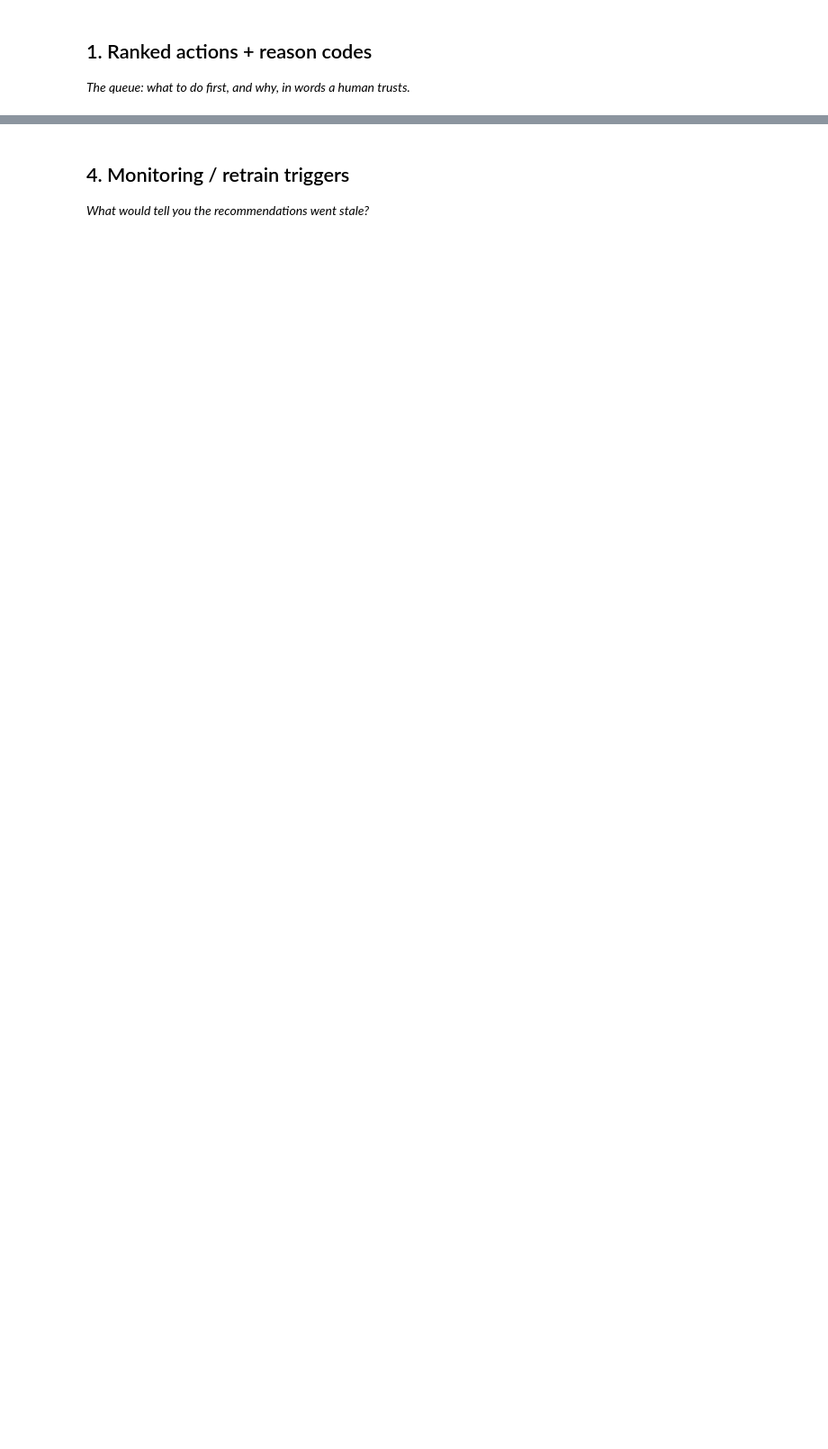
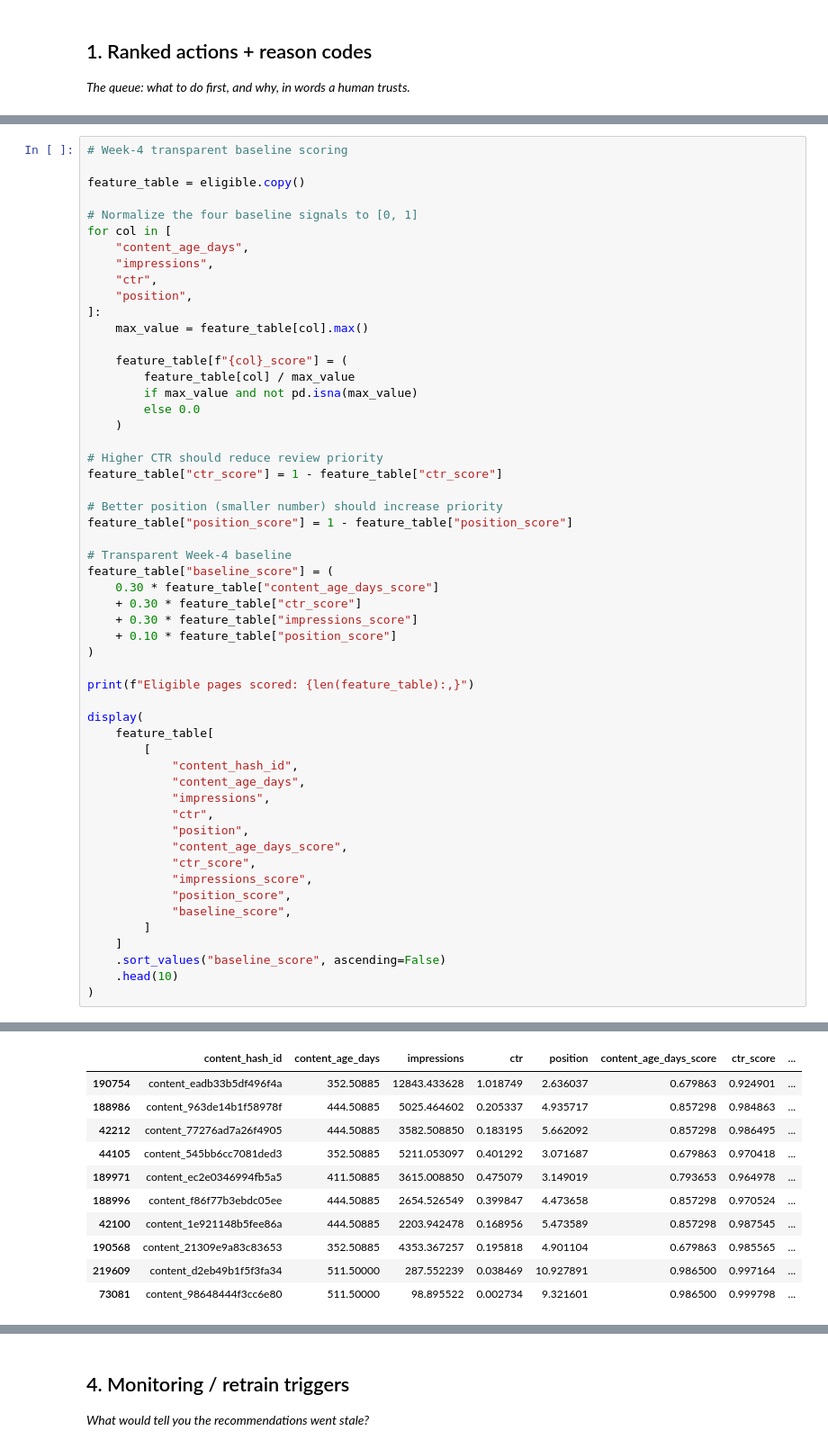
Before and after one commit to helnagar123/flyrank-ml-internship, a Jupyter notebook: work/notebooks/w07_action_playbook.ipynb, the cells around one changed output, grey strips where cells are left out. Shown at 90% size. Cells and saved outputs as stored; diff of their text form; blank space fills up the shorter version.

```diff
--- a/work/notebooks/w07_action_playbook.ipynb
+++ b/work/notebooks/w07_action_playbook.ipynb
@@ -15,0 +270,55 @@ This skeleton is yours to fill. Work the sections **in order** — each one has
+# %%
+# Week-4 transparent baseline scoring
+
+feature_table = eligible.copy()
+
+# Normalize the four baseline signals to [0, 1]
+for col in [
+    "content_age_days",
+    "impressions",
+    "ctr",
+    "position",
+]:
+    max_value = feature_table[col].max()
+
+    feature_table[f"{col}_score"] = (
+        feature_table[col] / max_value
+        if max_value and not pd.isna(max_value)
+        else 0.0
+    )
+
+# Higher CTR should reduce review priority
+feature_table["ctr_score"] = 1 - feature_table["ctr_score"]
+
+# Better position (smaller number) should increase priority
+feature_table["position_score"] = 1 - feature_table["position_score"]
+
+# Transparent Week-4 baseline
+feature_table["baseline_score"] = (
+    0.30 * feature_table["content_age_days_score"]
+    + 0.30 * feature_table["ctr_score"]
+    + 0.30 * feature_table["impressions_score"]
+    + 0.10 * feature_table["position_score"]
+)
+
+print(f"Eligible pages scored: {len(feature_table):,}")
+
+display(
+    feature_table[
+        [
+            "content_hash_id",
+            "content_age_days",
+            "impressions",
+            "ctr",
+            "position",
+            "content_age_days_score",
+            "ctr_score",
+            "impressions_score",
+            "position_score",
+            "baseline_score",
+        ]
+    ]
+    .sort_values("baseline_score", ascending=False)
+    .head(10)
+)
+# %% [output]
@@ -15,0 +326,11 @@ This skeleton is yours to fill. Work the sections **in order** — each one has
+|  | content_hash_id | content_age_days | impressions | ctr | position | content_age_days_score | ctr_score | ... |
+| 190754 | content_eadb33b5df496f4a | 352.50885 | 12843.433628 | 1.018749 | 2.636037 | 0.679863 | 0.924901 | ... |
+| 188986 | content_963de14b1f58978f | 444.50885 | 5025.464602 | 0.205337 | 4.935717 | 0.857298 | 0.984863 | ... |
+| 42212 | content_77276ad7a26f4905 | 444.50885 | 3582.508850 | 0.183195 | 5.662092 | 0.857298 | 0.986495 | ... |
+| 44105 | content_545bb6cc7081ded3 | 352.50885 | 5211.053097 | 0.401292 | 3.071687 | 0.679863 | 0.970418 | ... |
+| 189971 | content_ec2e0346994fb5a5 | 411.50885 | 3615.008850 | 0.475079 | 3.149019 | 0.793653 | 0.964978 | ... |
+| 188996 | content_f86f77b3ebdc05ee | 444.50885 | 2654.526549 | 0.399847 | 4.473658 | 0.857298 | 0.970524 | ... |
+| 42100 | content_1e921148b5fee86a | 444.50885 | 2203.942478 | 0.168956 | 5.473589 | 0.857298 | 0.987545 | ... |
+| 190568 | content_21309e9a83c83653 | 352.50885 | 4353.367257 | 0.195818 | 4.901104 | 0.679863 | 0.985565 | ... |
+| 219609 | content_d2eb49b1f5f3fa34 | 511.50000 | 287.552239 | 0.038469 | 10.927891 | 0.986500 | 0.997164 | ... |
+| 73081 | content_98648444f3cc6e80 | 511.50000 | 98.895522 | 0.002734 | 9.321601 | 0.986500 | 0.999798 | ... |
```
Also changed, not shown: parts of 24 cells of this notebook.
